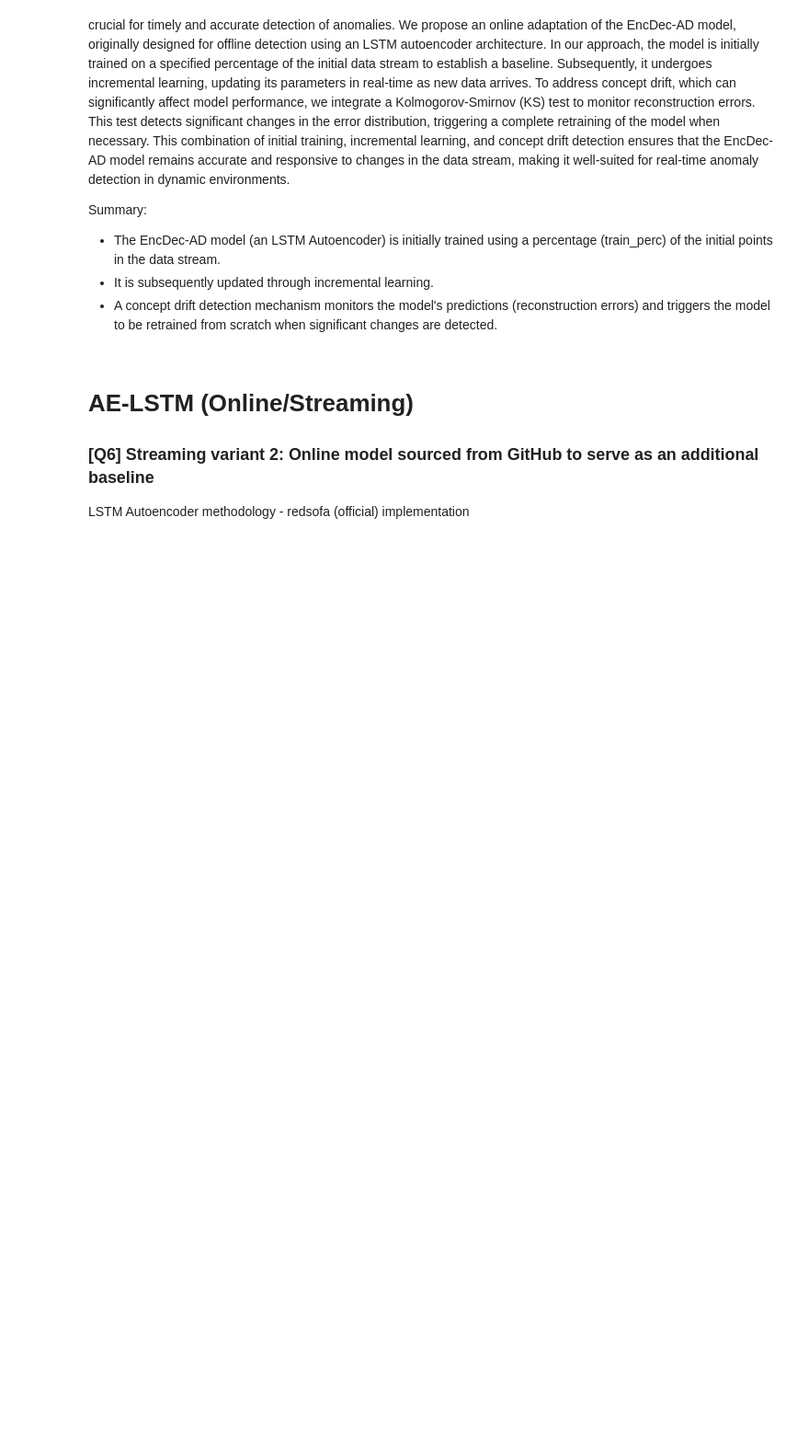
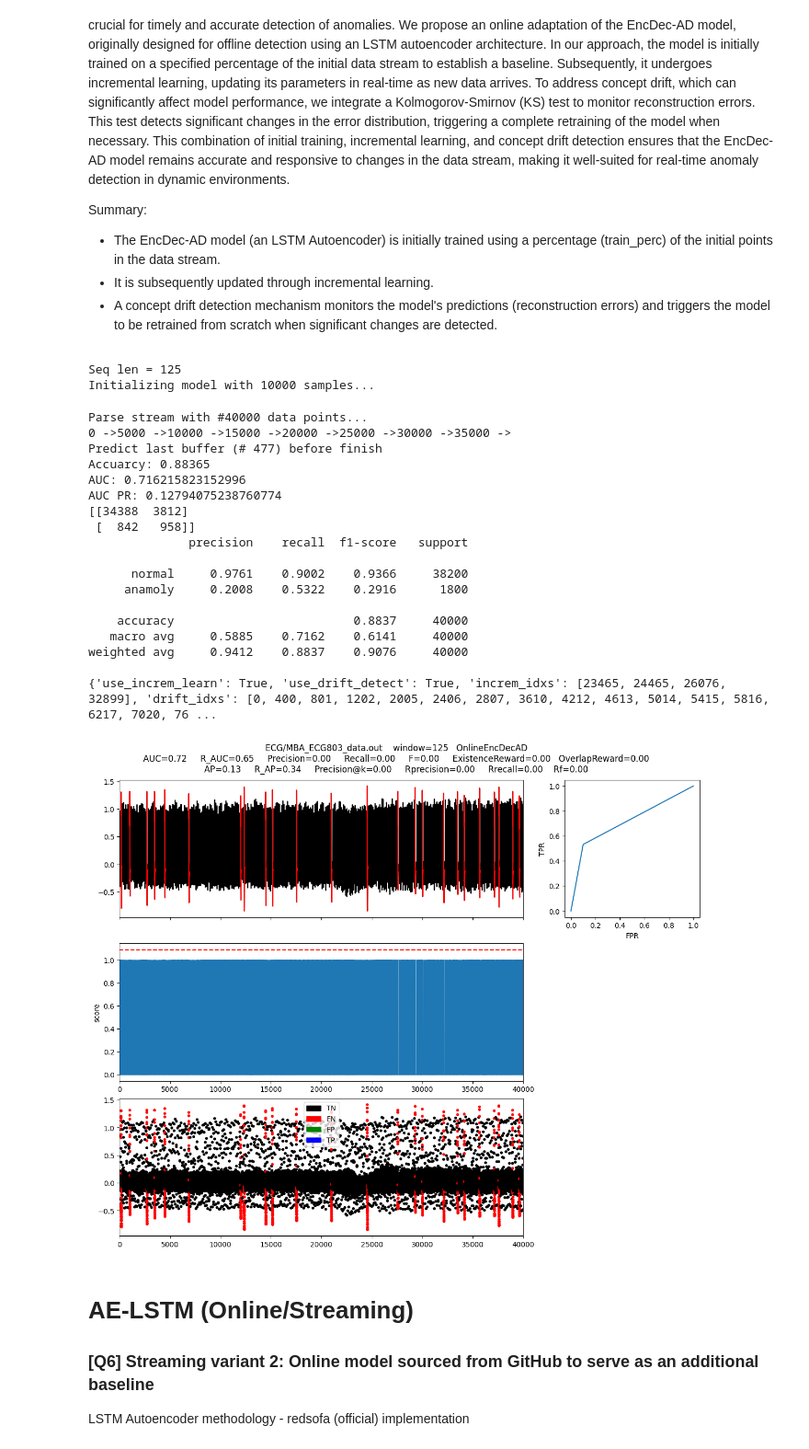
Before and after one commit to ChristinaK97/StreamingTimeSeriesAnomalyDetection, a Jupyter notebook: StreamingAnomalyDetectionNotebook.ipynb, the cells around one changed output. Shown at 92% size. Drawn from its saved outputs; the diff is of its cells as text; code cells hidden in the pictures; blank space fills up the shorter version.

```diff
--- a/StreamingAnomalyDetectionNotebook.ipynb
+++ b/StreamingAnomalyDetectionNotebook.ipynb
@@ -500,3 +809,27 @@ Summary:
+# %%
+model = OnlineAD(df, filenames, normality, verbose=0)
+# %% [output]
+Seq len = 125
+Initializing model with 10000 samples...
+Parse stream with #40000 data points...
+0 ->5000 ->10000 ->15000 ->20000 ->25000 ->30000 ->35000 ->
+Predict last buffer (# 477) before finish
+Accuarcy: 0.88365
+AUC: 0.716215823152996
+AUC PR: 0.12794075238760774
+[[34388  3812]
+ [  842   958]]
+              precision    recall  f1-score   support
+
+      normal     0.9761    0.9002    0.9366     38200
+     anamoly     0.2008    0.5322    0.2916      1800
+
+    accuracy                         0.8837     40000
+   macro avg     0.5885    0.7162    0.6141     40000
+weighted avg     0.9412    0.8837    0.9076     40000
+
+{'use_increm_learn': True, 'use_drift_detect': True, 'increm_idxs': [23465, 24465, 26076, 32899], 'drift_idxs': [0, 400, 801, 1202, 2005, 2406, 2807, 3610, 4212, 4613, 5014, 5415, 5816, 6217, 7020, 76 ...
+[figure, added]
 # %% [markdown]
 <h1>AE-LSTM (Online/Streaming) </h1>
 <h3>[Q6] Streaming variant 2: Online model sourced from GitHub to serve as an additional baseline</h3>
```
Also changed, not shown: parts of 17 cells of this notebook.
